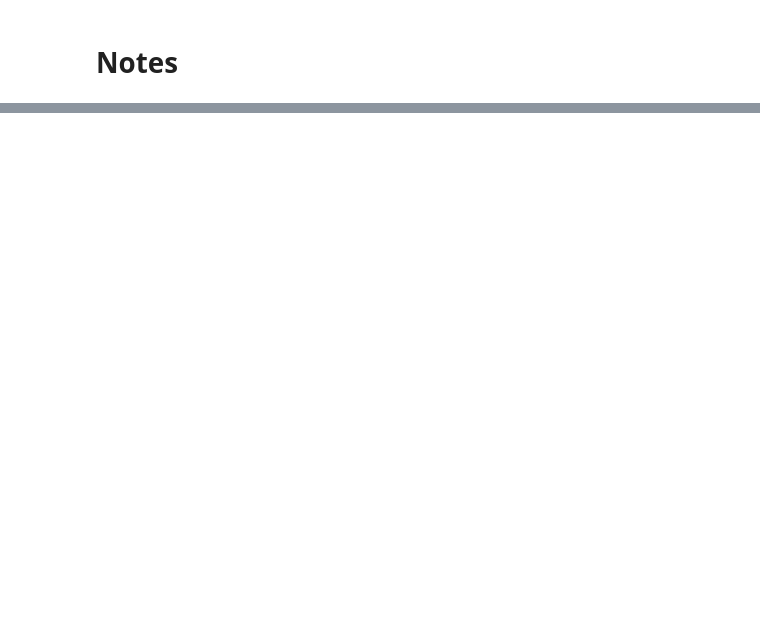
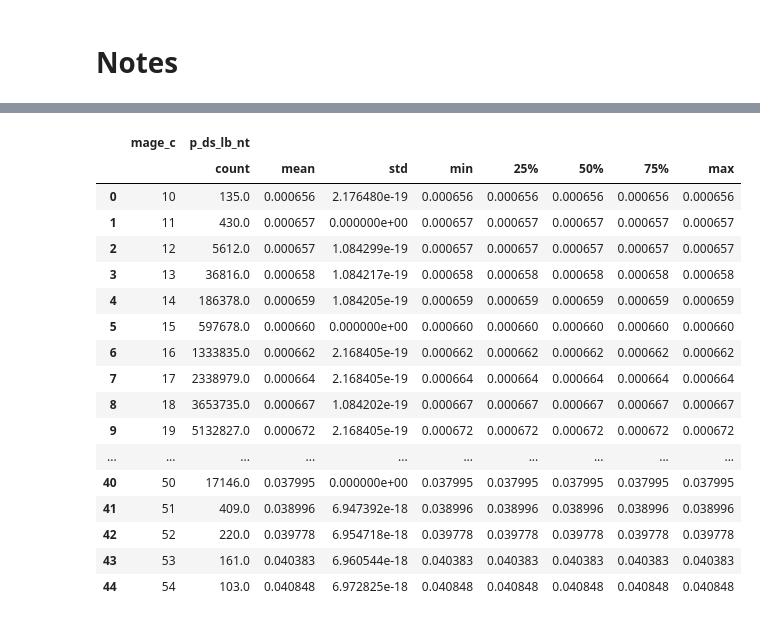
Before and after one commit to frankbuckley/ds-births-populations, a Jupyter notebook: projects/us-birth-certificates/notes.ipynb, the cells around one changed output, grey strips where cells are left out. Saved outputs shown, nothing was run; the diff lists cells and outputs as text; code cells hidden in the pictures; blank space fills up the shorter version.

```diff
--- a/projects/us-birth-certificates/notes.ipynb
+++ b/projects/us-birth-certificates/notes.ipynb
@@ -22,0 +67,22 @@ df[[vars.YEAR, vars.CA_DOWN_C]].groupby(vars.DOB_YY).value_counts().unstack(fill
+# %%
+age_ds_df = df[[vars.MAGE_C, vars.P_DS_LB_NT]].groupby(vars.MAGE_C).describe()
+age_ds_df
+# %% [output]
+|  | mage_c | p_ds_lb_nt |  |  |  |  |  |  |  |
+|  |  | count | mean | std | min | 25% | 50% | 75% | max |
+| 0 | 10 | 135.0 | 0.000656 | 2.176480e-19 | 0.000656 | 0.000656 | 0.000656 | 0.000656 | 0.000656 |
+| 1 | 11 | 430.0 | 0.000657 | 0.000000e+00 | 0.000657 | 0.000657 | 0.000657 | 0.000657 | 0.000657 |
+| 2 | 12 | 5612.0 | 0.000657 | 1.084299e-19 | 0.000657 | 0.000657 | 0.000657 | 0.000657 | 0.000657 |
+| 3 | 13 | 36816.0 | 0.000658 | 1.084217e-19 | 0.000658 | 0.000658 | 0.000658 | 0.000658 | 0.000658 |
+| 4 | 14 | 186378.0 | 0.000659 | 1.084205e-19 | 0.000659 | 0.000659 | 0.000659 | 0.000659 | 0.000659 |
+| 5 | 15 | 597678.0 | 0.000660 | 0.000000e+00 | 0.000660 | 0.000660 | 0.000660 | 0.000660 | 0.000660 |
+| 6 | 16 | 1333835.0 | 0.000662 | 2.168405e-19 | 0.000662 | 0.000662 | 0.000662 | 0.000662 | 0.000662 |
+| 7 | 17 | 2338979.0 | 0.000664 | 2.168405e-19 | 0.000664 | 0.000664 | 0.000664 | 0.000664 | 0.000664 |
+| 8 | 18 | 3653735.0 | 0.000667 | 1.084202e-19 | 0.000667 | 0.000667 | 0.000667 | 0.000667 | 0.000667 |
+| 9 | 19 | 5132827.0 | 0.000672 | 2.168405e-19 | 0.000672 | 0.000672 | 0.000672 | 0.000672 | 0.000672 |
+| ... | ... | ... | ... | ... | ... | ... | ... | ... | ... |
+| 40 | 50 | 17146.0 | 0.037995 | 0.000000e+00 | 0.037995 | 0.037995 | 0.037995 | 0.037995 | 0.037995 |
+| 41 | 51 | 409.0 | 0.038996 | 6.947392e-18 | 0.038996 | 0.038996 | 0.038996 | 0.038996 | 0.038996 |
+| 42 | 52 | 220.0 | 0.039778 | 6.954718e-18 | 0.039778 | 0.039778 | 0.039778 | 0.039778 | 0.039778 |
+| 43 | 53 | 161.0 | 0.040383 | 6.960544e-18 | 0.040383 | 0.040383 | 0.040383 | 0.040383 | 0.040383 |
+| 44 | 54 | 103.0 | 0.040848 | 6.972825e-18 | 0.040848 | 0.040848 | 0.040848 | 0.040848 | 0.040848 |
```
Also changed, not shown: parts of 17 cells of this notebook, 3 other files.
